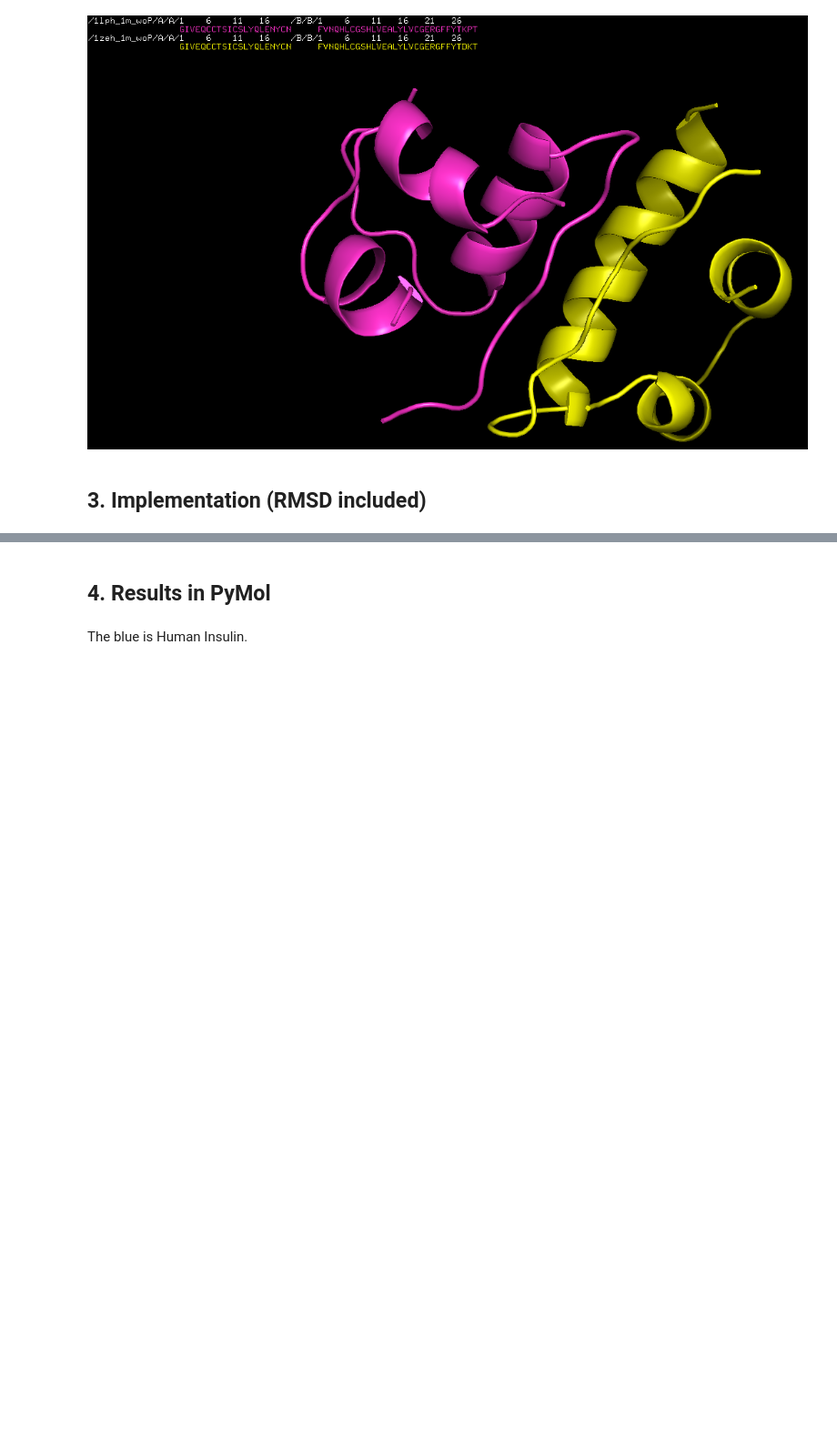
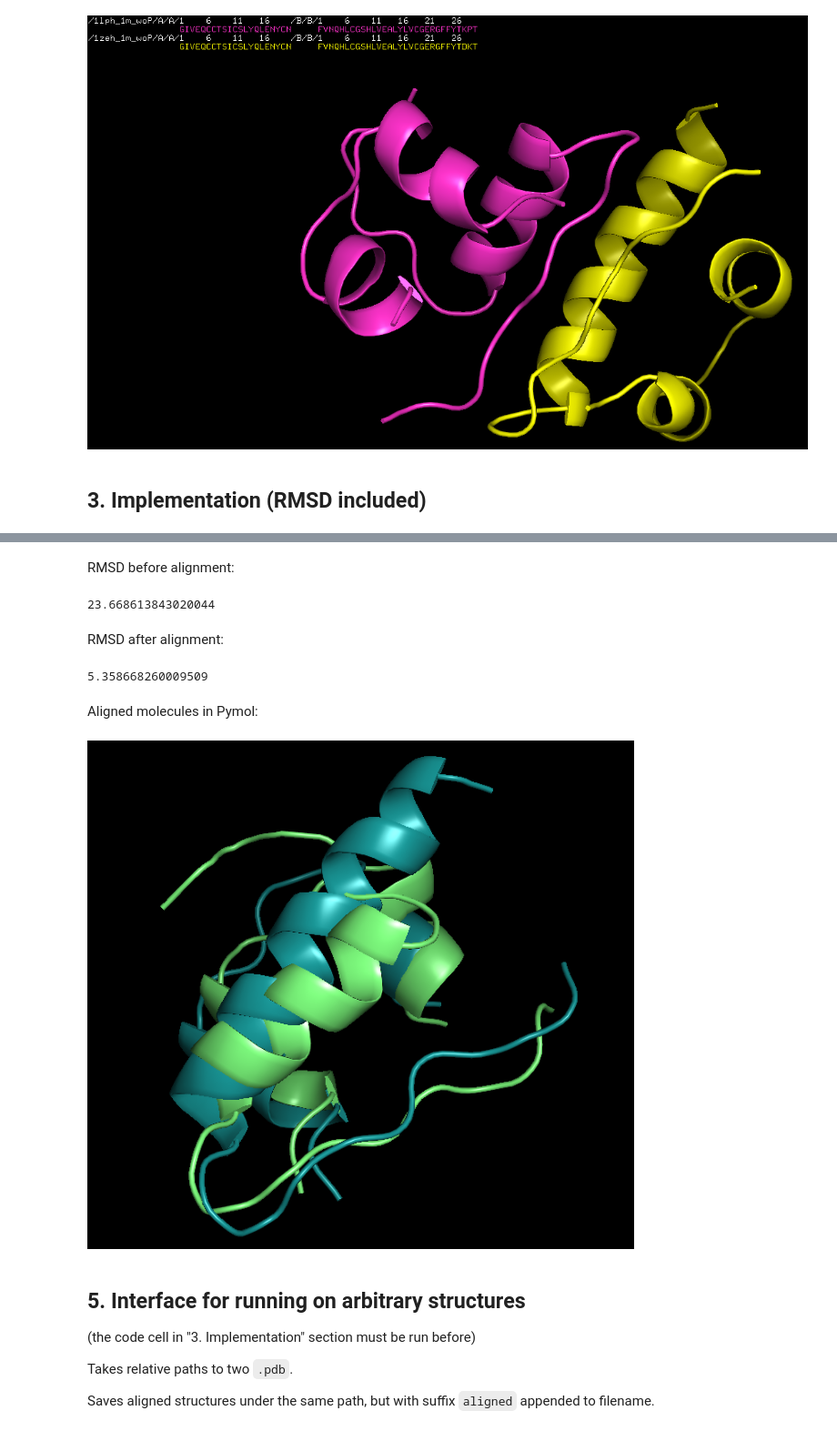
Before and after one commit to iam28th/SBMD22, a Jupyter notebook: hw_Kabsch-RMSD/Kabsch.ipynb, the cells around one changed output, grey strips where cells are left out. Shown at 91% size. Cells and saved outputs as stored; diff of their text form; code cells hidden in the pictures; blank space fills up the shorter version.

Commit message:
attempt 2: add local alignment and interface for arbitraty structures

```diff
--- a/hw_Kabsch-RMSD/Kabsch.ipynb
+++ b/hw_Kabsch-RMSD/Kabsch.ipynb
@@ -193,4 +232,25 @@ RMSD:
+# %% [markdown]
+RMSD before alignment:
+# %%
+print(RMSD(files))
+# %% [output]
+23.668613843020044
+# %% [markdown]
+RMSD after alignment:
+# %%
+print(RMSD(['1lph_1m_woP_aligned.pdb', '1zeh_1m_woP_aligned.pdb']))
+# %% [output]
+5.358668260009509
+# %% [markdown]
+Aligned molecules in Pymol:
+# %%
+display(Image('img/pymol_view_aligned1.png'))
+# %% [output]
+[figure, added]
 # %% [markdown]
-## 4. Results in PyMol
+## 5. Interface for running on arbitrary structures
+(the code cell in "3. Implementation" section must be run before)
+
+Takes relative paths to two `.pdb`.
+
+Saves aligned structures under the same path, but with suffix `aligned` appended to filename.
-# %% [markdown]
-The blue is Human Insulin.
```
Also changed, not shown: parts of 11 cells of this notebook, 1 other file.
